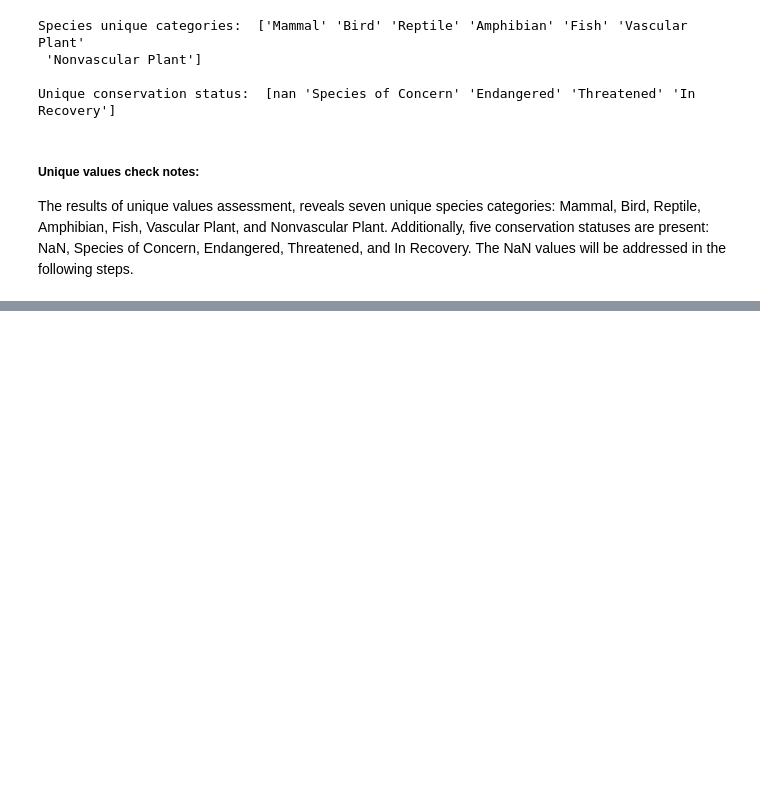
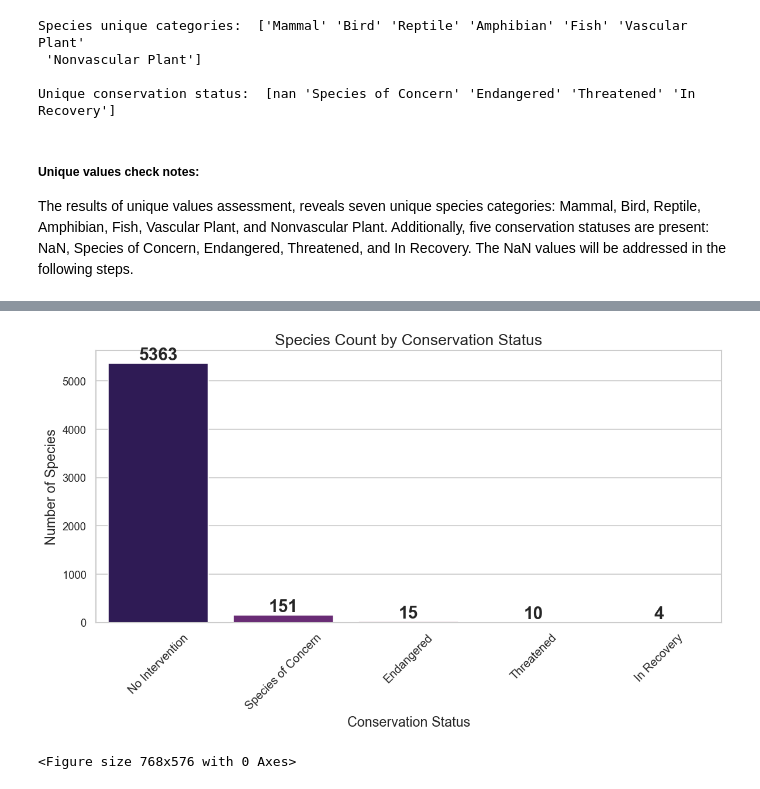
Before and after one commit to AndreRibeiro879/Codecademy_Learning_Portfolio_Projects, a Jupyter notebook: 04_BIODIVERSITY_ML_CAR_PATH/biodiversity.ipynb, the cells around one changed output, grey strips where cells are left out. Drawn from its saved outputs; the diff is of its cells as text; code cells hidden in the pictures; blank space fills up the shorter version.

```diff
--- a/04_BIODIVERSITY_ML_CAR_PATH/biodiversity.ipynb
+++ b/04_BIODIVERSITY_ML_CAR_PATH/biodiversity.ipynb
@@ -319,0 +298,54 @@ ___
+# %%
+# Species Count by Conservation Status
+# Unique Species Count by Conservation Status
+
+import pandas as pd
+import matplotlib.pyplot as plt
+import seaborn as sns
+
+# Count species by conservation status
+status_counts = spec_info.groupby('conservation_status')['scientific_name'].nunique()
+
+# Prepare DataFrame for plotting
+status_df = status_counts.reset_index()
+status_df.columns = ['conservation_status', 'count']
+status_df = status_df.sort_values(by='count', ascending=False)
+
+# Plot setup
+plt.figure(figsize=(10, 6))
+ax = sns.barplot(
+    data=status_df,
+    x='conservation_status',
+    y='count',
+    hue='conservation_status',
+    palette='magma',
+    legend=False
+)
+
+# Title and labels
+plt.title('Species Count by Conservation Status', fontsize=16)
+plt.xlabel('Conservation Status', fontsize=14)
+plt.ylabel('Number of Species', fontsize=14)
+plt.xticks(rotation=45, fontsize=12)
+
+# Add annotations above bars using bar positions
+for bar in ax.patches:
+    height = bar.get_height()
+    ax.text(
+        bar.get_x() + bar.get_width() / 2,
+        height + 1,
+        f'{int(height)}',
+        ha='center',
+        va='bottom',
+        fontweight='bold',
+        fontsize=18
+    )
+
+# Layout and save
+plt.tight_layout()
+plt.savefig('spec_c_conStatus.png', dpi=300)
+plt.show()
+plt.clf()
+# %% [output]
+[figure, added]
+<Figure size 768x576 with 0 Axes>
```
Also changed, not shown: parts of 90 cells of this notebook.
